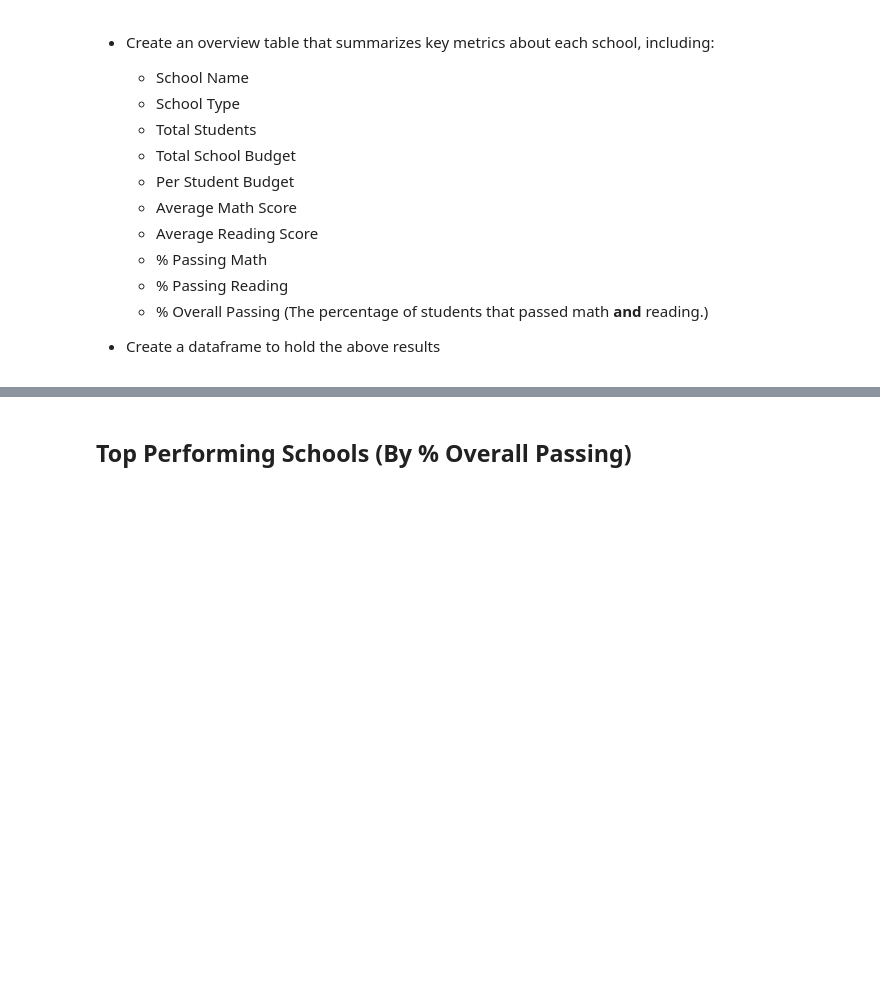
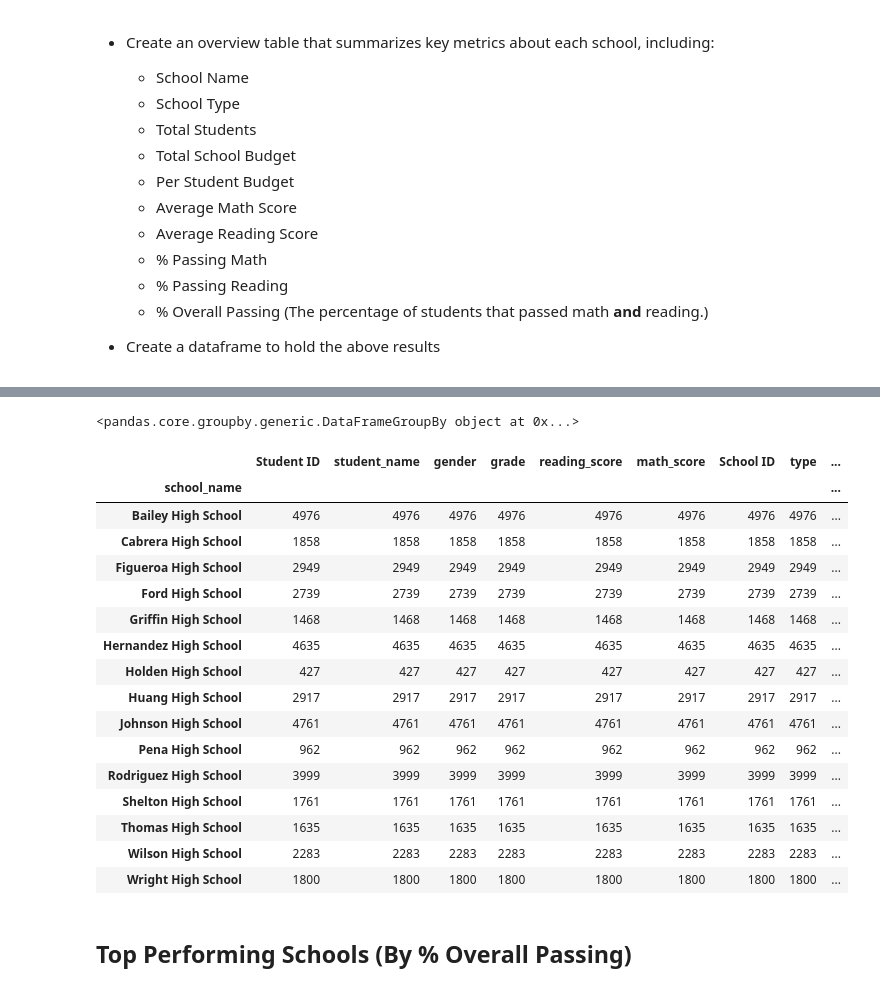
Before and after one commit to cass-john/pandas-challenge, a Jupyter notebook: PyCitySchools/PyCitySchools_main.ipynb, the cells around one changed output, grey strips where cells are left out. Drawn from its saved outputs; the diff is of its cells as text; code cells hidden in the pictures; blank space fills up the shorter version.

```diff
--- a/PyCitySchools/PyCitySchools_main.ipynb
+++ b/PyCitySchools/PyCitySchools_main.ipynb
@@ -118,3 +115,33 @@ school_data
+# %%
+#code referenced from  06-Ins_GroupBy
+
+# Using GroupBy in order to separate the data into fields according to "state" values
+grouped_school_name = school_data_complete.groupby(['school_name'])
+
+# The object returned is a "GroupBy" object and cannot be viewed normally...
+print(grouped_school_name)
+
+# In order to be visualized, a data function must be used...
+grouped_school_name.count().head(15)
+# %% [output]
+<pandas.core.groupby.generic.DataFrameGroupBy object at 0x...>
+|  | Student ID | student_name | gender | grade | reading_score | math_score | School ID | type | ... |
+| school_name |  |  |  |  |  |  |  |  | ... |
+| Bailey High School | 4976 | 4976 | 4976 | 4976 | 4976 | 4976 | 4976 | 4976 | ... |
+| Cabrera High School | 1858 | 1858 | 1858 | 1858 | 1858 | 1858 | 1858 | 1858 | ... |
+| Figueroa High School | 2949 | 2949 | 2949 | 2949 | 2949 | 2949 | 2949 | 2949 | ... |
+| Ford High School | 2739 | 2739 | 2739 | 2739 | 2739 | 2739 | 2739 | 2739 | ... |
+| Griffin High School | 1468 | 1468 | 1468 | 1468 | 1468 | 1468 | 1468 | 1468 | ... |
+| Hernandez High School | 4635 | 4635 | 4635 | 4635 | 4635 | 4635 | 4635 | 4635 | ... |
+| Holden High School | 427 | 427 | 427 | 427 | 427 | 427 | 427 | 427 | ... |
+| Huang High School | 2917 | 2917 | 2917 | 2917 | 2917 | 2917 | 2917 | 2917 | ... |
+| Johnson High School | 4761 | 4761 | 4761 | 4761 | 4761 | 4761 | 4761 | 4761 | ... |
+| Pena High School | 962 | 962 | 962 | 962 | 962 | 962 | 962 | 962 | ... |
+| Rodriguez High School | 3999 | 3999 | 3999 | 3999 | 3999 | 3999 | 3999 | 3999 | ... |
+| Shelton High School | 1761 | 1761 | 1761 | 1761 | 1761 | 1761 | 1761 | 1761 | ... |
+| Thomas High School | 1635 | 1635 | 1635 | 1635 | 1635 | 1635 | 1635 | 1635 | ... |
+| Wilson High School | 2283 | 2283 | 2283 | 2283 | 2283 | 2283 | 2283 | 2283 | ... |
+| Wright High School | 1800 | 1800 | 1800 | 1800 | 1800 | 1800 | 1800 | 1800 | ... |
 # %% [markdown]
 ## Top Performing Schools (By % Overall Passing)
 # %% [markdown]
```
Also changed, not shown: parts of 3 cells of this notebook.
